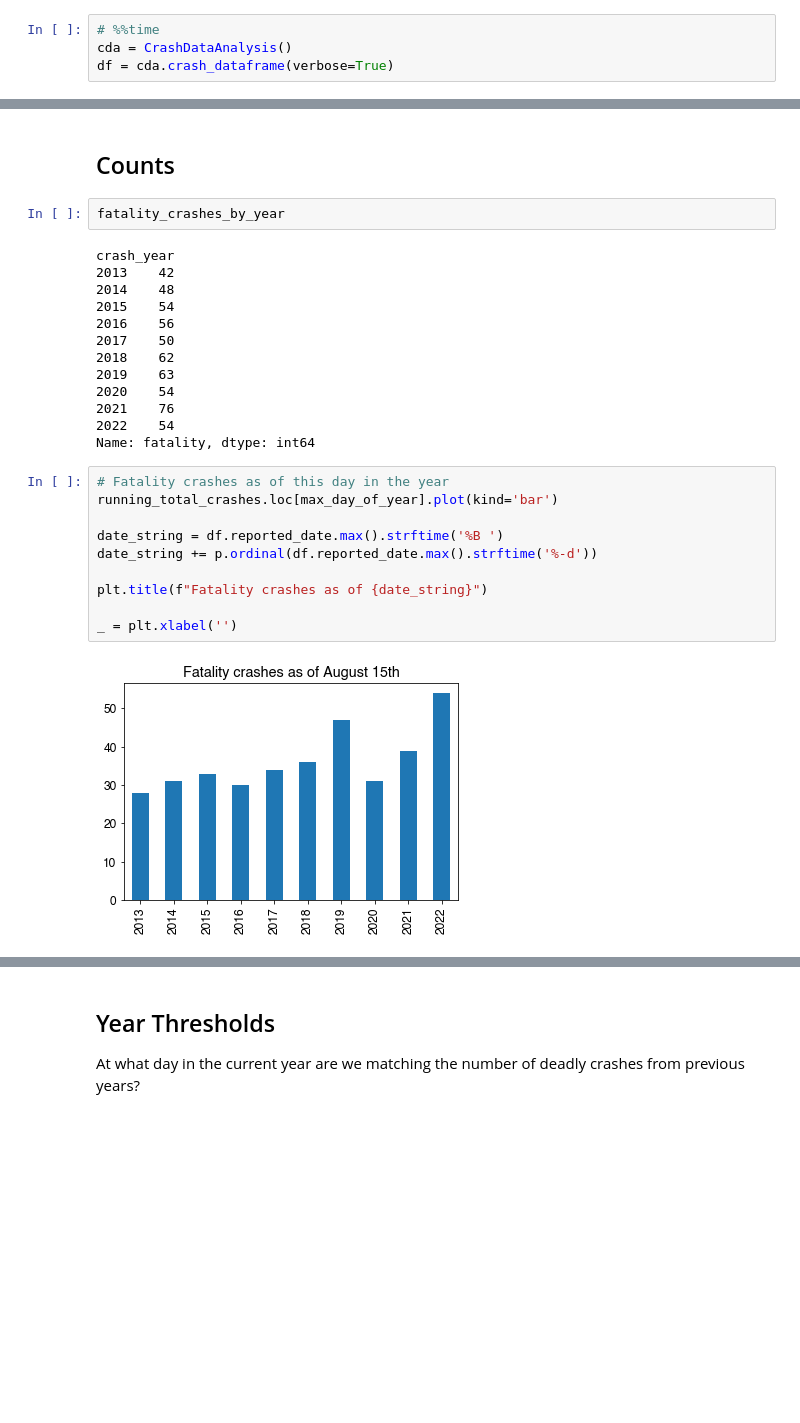
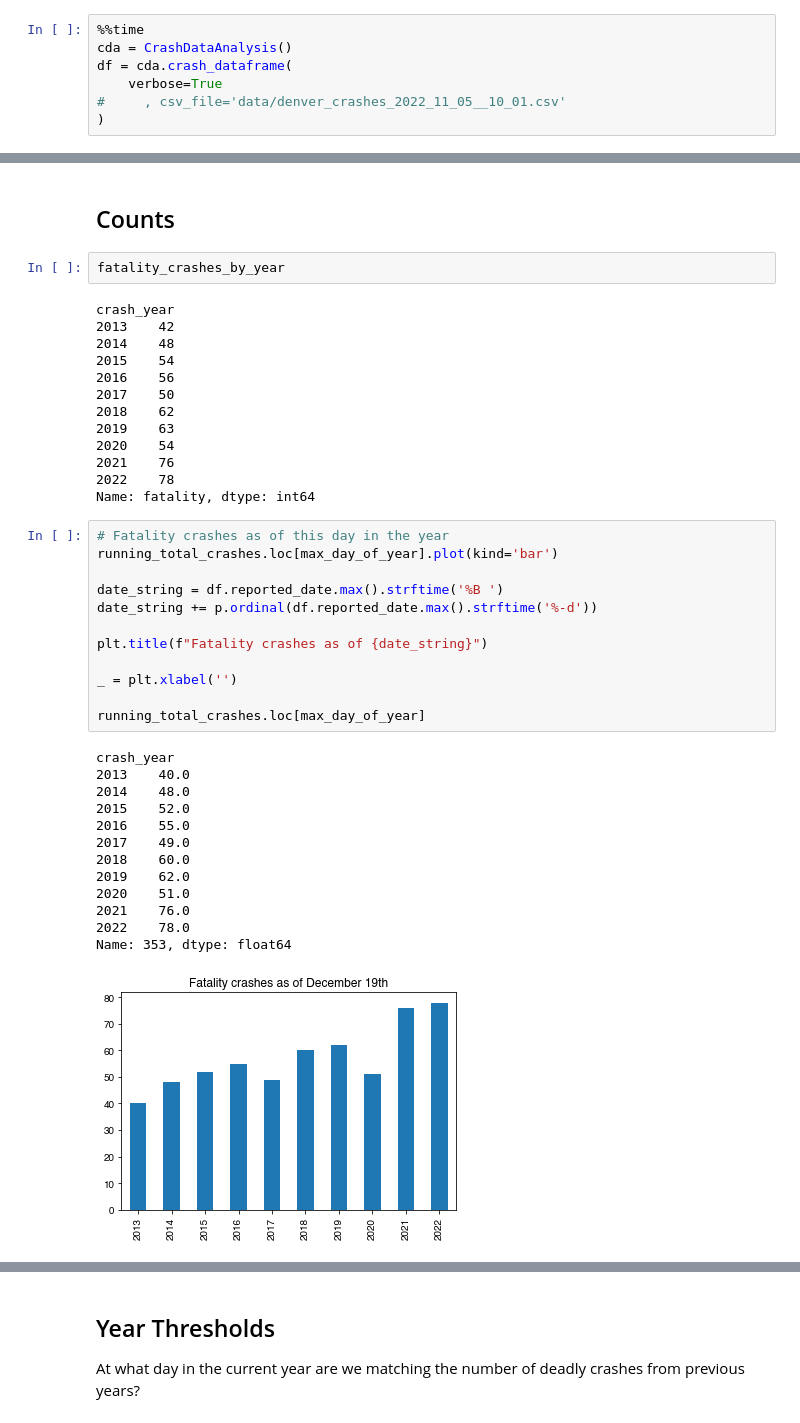
Before and after one commit to devinbrady/denver-street-data, a Jupyter notebook: Deadly_Crashes_by_Year.ipynb, the cells around one changed output, grey strips where cells are left out. Cells and saved outputs as stored; diff of their text form; blank space fills up the shorter version.

```diff
--- a/Deadly_Crashes_by_Year.ipynb
+++ b/Deadly_Crashes_by_Year.ipynb
@@ -18,7 +18,10 @@ rc('font',**{'family':'sans-serif','sans-serif':['Helvetica']})
 
 from crash_data_analysis import CrashDataAnalysis
 # %%
-# %%time
+%%time
 cda = CrashDataAnalysis()
-df = cda.crash_dataframe(verbose=True)
+df = cda.crash_dataframe(
+    verbose=True
+#     , csv_file='data/denver_crashes_2022_11_05__10_01.csv'
+)
 # %% [output]
@@ -148,20 +168,34 @@ crash_year
 2019    63
 2020    54
 2021    76
-2022    54
+2022    78
 Name: fatality, dtype: int64
 # %%
 # Fatality crashes as of this day in the year
 running_total_crashes.loc[max_day_of_year].plot(kind='bar')
 
 date_string = df.reported_date.max().strftime('%B ')
 date_string += p.ordinal(df.reported_date.max().strftime('%-d'))
 
 plt.title(f"Fatality crashes as of {date_string}")
 
 _ = plt.xlabel('')
+
+running_total_crashes.loc[max_day_of_year]
 # %% [output]
+crash_year
+2013    40.0
+2014    48.0
+2015    52.0
+2016    55.0
+2017    49.0
+2018    60.0
+2019    62.0
+2020    51.0
+2021    76.0
+2022    78.0
+Name: 353, dtype: float64
-[figure, old version]
+[figure, new version]
 # %%
 days_per_fatality_crash = days_in_year / fatality_crashes_by_year
 days_per_fatality_crash
```
Also changed, not shown: parts of 32 cells of this notebook, 10 other files.
